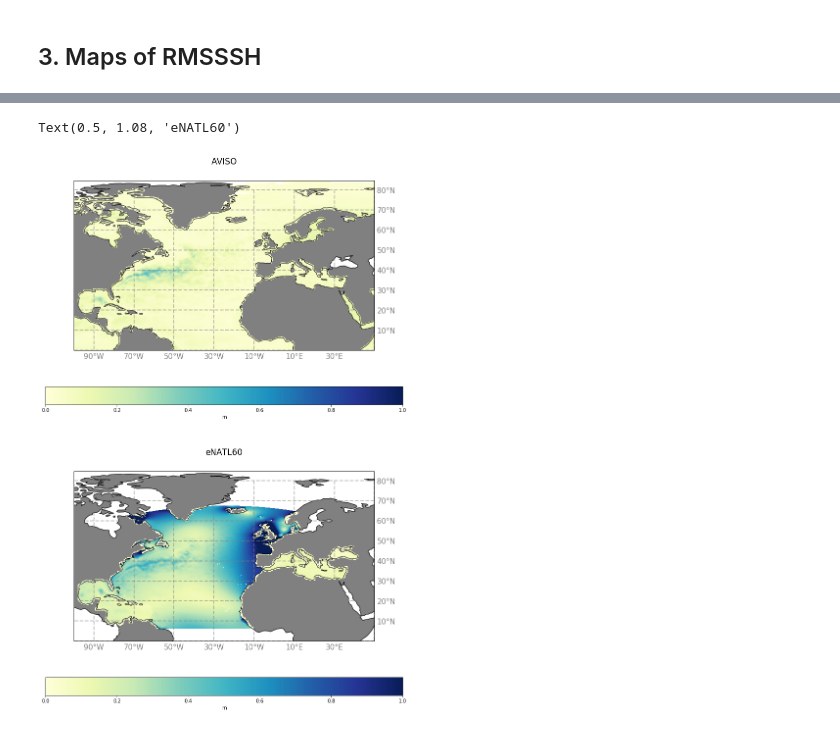
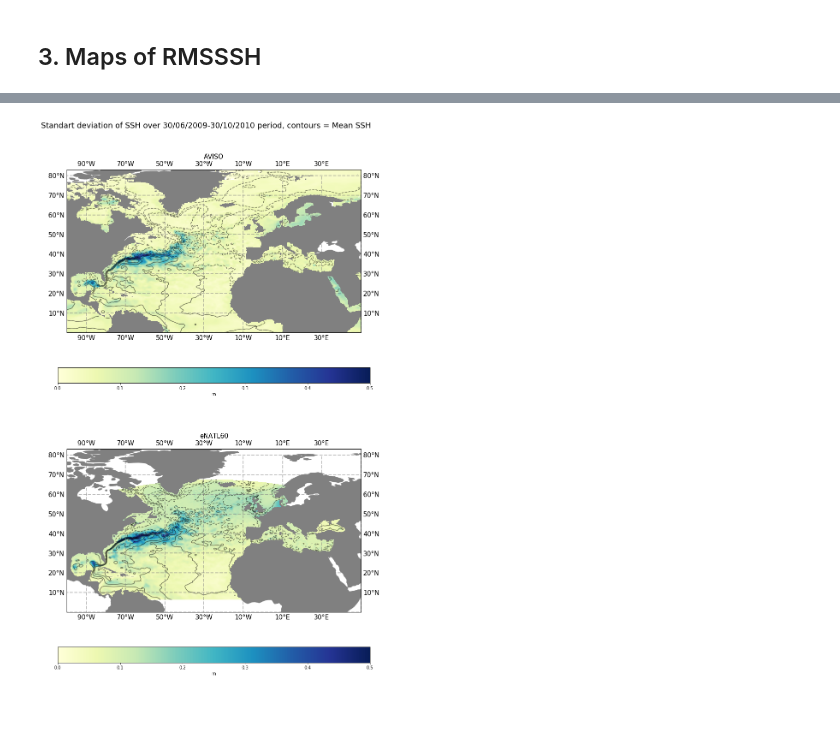
Before and after one commit to AurelieAlbert/eNATL60-plots-paper, a Jupyter notebook: rmsssh-AVISO/2019-11-25-AA-plots-std-mean-ssh-AVISO-eNATL60-mac.ipynb, the cells around one changed output, grey strips where cells are left out. Saved outputs shown, nothing was run; the diff lists cells and outputs as text; code cells hidden in the pictures.

```diff
--- a/rmsssh-AVISO/2019-11-25-AA-plots-std-mean-ssh-AVISO-eNATL60-mac.ipynb
+++ b/rmsssh-AVISO/2019-11-25-AA-plots-std-mean-ssh-AVISO-eNATL60-mac.ipynb
@@ -53,6 +42,6 @@ Note: you may need to restart the kernel to use updated packages.
 # %%
-ssh_std_eNATL60=xr.open_dataset('/Users/auraoupa/Data/SSH-AVISO-eNATL60/eNATL60-BLBT02_std-ssh.nc',chunks={'x':500,'y':500})
-ssh_mean_eNATL60=xr.open_dataset('/Users/auraoupa/Data/SSH-AVISO-eNATL60/eNATL60-BLBT02_mean-ssh.nc',chunks={'x':500,'y':500})
+ssh_std_eNATL60=xr.open_dataset('/Users/auraoupa/Data/SSH-AVISO-eNATL60/eNATL60-BLBT02_std-ssh_1d.nc',chunks={'x':500,'y':500})
+ssh_mean_eNATL60=xr.open_dataset('/Users/auraoupa/Data/SSH-AVISO-eNATL60/eNATL60-BLBT02_mean-ssh_1d.nc',chunks={'x':500,'y':500})
 grid_eNATL6O=xr.open_dataset('/Users/auraoupa/Data/SSH-AVISO-eNATL60/mask_eNATL60_3.6_lev1.nc',chunks={'x':500,'y':500})
 # %% [markdown]
 ### AVISO
@@ -130,55 +66,60 @@ plt.ylim((6,67))
 # %%
-fig=plt.figure(figsize=(20,20))
-ax = fig.add_subplot(211,projection=ccrs.PlateCarree(central_longitude=-30))
-ax.set_extent([-100, 50, 0, 70])
+fig=plt.figure(figsize=(20,22))
+ax = fig.add_subplot(211,projection=ccrs.PlateCarree())
+ax.set_extent([-100, 50, 0, 65])
 
-data = ssh_std_AVISO.std_sossheig
-lat = grid_AVISO.latitude
-lon = grid_AVISO.longitude
+pcolor=ax.pcolormesh(grid_AVISO.longitude,grid_AVISO.latitude,ssh_std_AVISO.std_sossheig,transform=ccrs.PlateCarree(),cmap=mplcm.YlGnBu,vmin=0,vmax=0.5)
 
-pcolor=ax.pcolormesh(lon,lat,data,transform=ccrs.PlateCarree(),cmap=mplcm.YlGnBu,vmin=0,vmax=1)
+contour=ax.contour(grid_AVISO.longitude,grid_AVISO.latitude,ssh_mean_AVISO.mean_sossheig,np.arange(-1,1,0.15),colors='k',alpha=0.5,linewidth=0.0001,antialiased=True)
+
 ax.add_feature(cfeature.LAND,facecolor='grey')
-ax.coastlines()
+#ax.coastlines()
 gl=ax.gridlines(crs=ccrs.PlateCarree(), draw_labels=True,linewidth=2, color='gray', alpha=0.5, linestyle='--')
 
 fig.subplots_adjust(right=0.8)
 gl.xlocator = mticker.FixedLocator([-110,-90,-70,-50,-30,-10,10,30,50,70,90,110])
 gl.ylocator = mticker.FixedLocator([-10,0,10,20,30,40,50,60,70,80])
 gl.xformatter = LONGITUDE_FORMATTER
 gl.yformatter = LATITUDE_FORMATTER
-gl.xlabel_style = {'size': 15, 'color': 'gray'}
-gl.ylabel_style = {'size': 15, 'color': 'gray'}
-gl.xlabels_top = False
-gl.ylabels_left = False
+gl.xlabel_style = {'size': 15, 'color': 'black'}
+gl.ylabel_style = {'size': 15, 'color': 'black'}
+#gl.xlabels_top = False
+#gl.ylabels_left = False
 
 cbar = plt.colorbar(pcolor,orientation='horizontal',shrink=0.75,label='m')
-ax.set_title('AVISO',size=17,y=1.08)
-
+ax.set_title('AVISO',size=15,y=1.05)
 
 ax = fig.add_subplot(212,projection=ccrs.PlateCarree(central_longitude=-30))
-ax.set_extent([-100, 50, 0, 70])
+ax.set_extent([-100, 50, 0, 65])
 
-data = ssh_std_eNATL60.std_sossheig
-lat = grid_eNATL6O.nav_lat
-lon = grid_eNATL6O.nav_lon
+mask=np.squeeze(grid_eNATL6O.tmask)
+data_ma=np.ma.masked_where(1-mask,ssh_std_eNATL60.std_sossheig)
+pcolor=ax.pcolormesh(grid_eNATL6O.nav_lon,grid_eNATL6O.nav_lat,data_ma,transform=ccrs.PlateCarree(),cmap=mplcm.YlGnBu,vmin=0,vmax=0.5)
 
-pcolor=ax.pcolormesh(lon,lat,data,transform=ccrs.PlateCarree(),cmap=mplcm.YlGnBu,vmin=0,vmax=1)
+data_ma=np.ma.masked_where(1-mask,ssh_mean_eNATL60.mean_sossheig)
+
+contour=ax.contour(grid_eNATL6O.nav_lon, grid_eNATL6O.nav_lat,data_ma,np.arange(-1,1,0.15),transform=ccrs.PlateCarree(),colors='k',alpha=0.5,linewidth=0.0001,antialiased=True)
+
 ax.add_feature(cfeature.LAND,facecolor='grey')
-ax.coastlines()
+#ax.coastlines()
 gl=ax.gridlines(crs=ccrs.PlateCarree(), draw_labels=True,linewidth=2, color='gray', alpha=0.5, linestyle='--')
 
 fig.subplots_adjust(right=0.8)
 gl.xlocator = mticker.FixedLocator([-110,-90,-70,-50,-30,-10,10,30,50,70,90,110])
 gl.ylocator = mticker.FixedLocator([-10,0,10,20,30,40,50,60,70,80])
 gl.xformatter = LONGITUDE_FORMATTER
 gl.yformatter = LATITUDE_FORMATTER
-gl.xlabel_style = {'size': 15, 'color': 'gray'}
-gl.ylabel_style = {'size': 15, 'color': 'gray'}
-gl.xlabels_top = False
-gl.ylabels_left = False
+gl.xlabel_style = {'size': 15, 'color': 'black'}
+gl.ylabel_style = {'size': 15, 'color': 'black'}
+#gl.xlabels_top = False
+#gl.ylabels_left = False
 
 cbar = plt.colorbar(pcolor,orientation='horizontal',shrink=0.75,label='m')
-ax.set_title('eNATL60',size=17,y=1.08)
+ax.set_title('eNATL60',size=15,y=1.05)
+
+
+plt.suptitle('Standart deviation of SSH over 30/06/2009-30/10/2010 period, contours = Mean SSH',size=18,y=0.95,x=0.45)
+
+plt.savefig('std-mean-SSH-AVISO-eNATL60-BLBT02.png')
 # %% [output]
-Text(0.5, 1.08, 'eNATL60')
-[figure, old version]
+[figure, new version]
```
Also changed, not shown: parts of 4 cells of this notebook, 9 other files.
